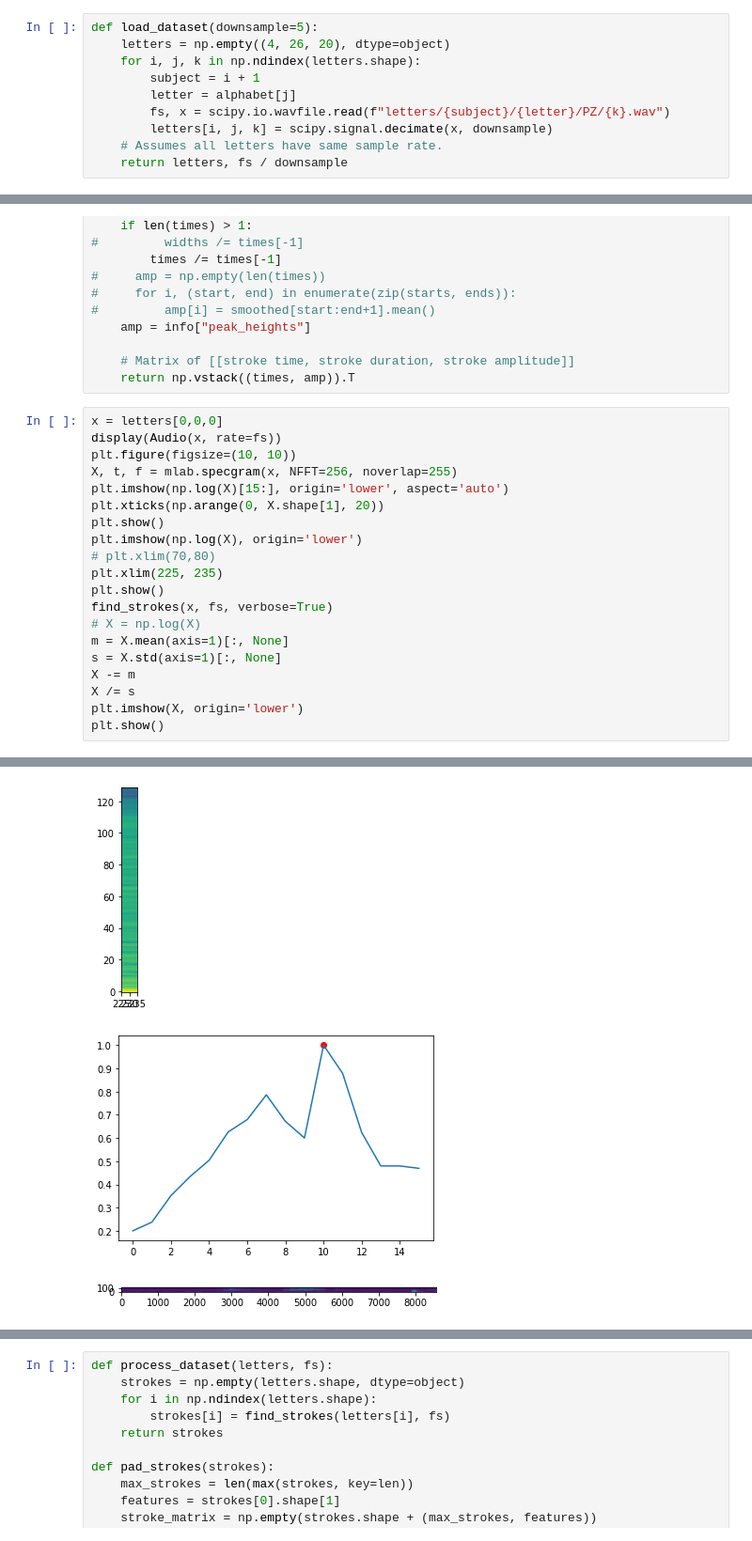
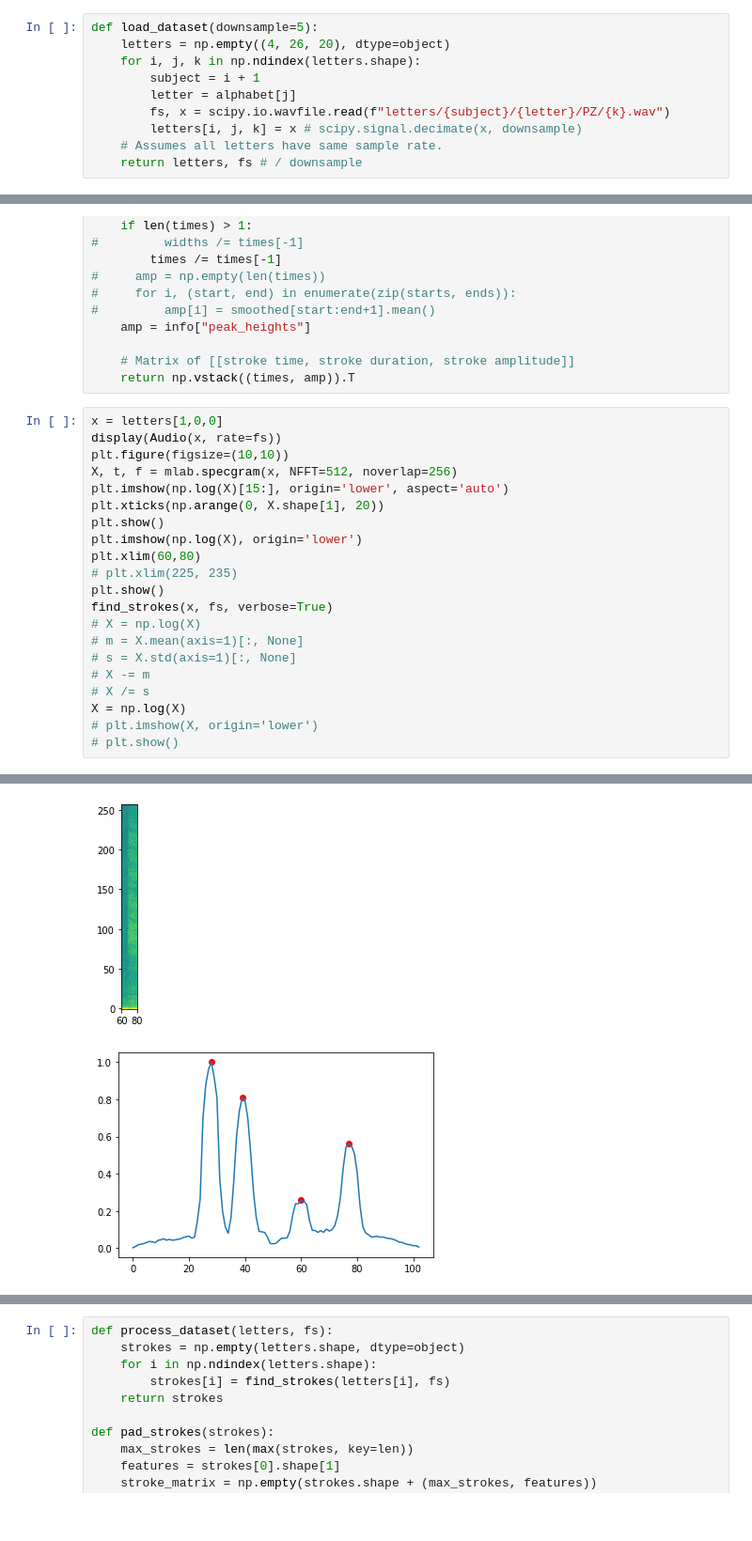
Before and after one commit to ijc8/acr, a Jupyter notebook: Strokes4.ipynb, the cells around one changed output, grey strips where cells are left out. Shown at 94% size. Saved outputs shown, nothing was run; the diff lists cells and outputs as text; blank space fills up the shorter version.

```diff
--- a/Strokes4.ipynb
+++ b/Strokes4.ipynb
@@ -19,9 +19,9 @@ def load_dataset(downsample=5):
         subject = i + 1
         letter = alphabet[j]
         fs, x = scipy.io.wavfile.read(f"letters/{subject}/{letter}/PZ/{k}.wav")
-        letters[i, j, k] = scipy.signal.decimate(x, downsample)
+        letters[i, j, k] = x # scipy.signal.decimate(x, downsample)
     # Assumes all letters have same sample rate.
-    return letters, fs / downsample
+    return letters, fs # / downsample
 # %%
 def filter_transients(x, n):
     return np.min(x[:len(x)//n*n].reshape((-1, n)), axis=1)
@@ -69,24 +69,25 @@ def find_strokes(x, fs, verbose=False):
     # Matrix of [[stroke time, stroke duration, stroke amplitude]]
     return np.vstack((times, amp)).T
 # %%
-x = letters[0,0,0]
+x = letters[1,0,0]
 display(Audio(x, rate=fs))
-plt.figure(figsize=(10, 10))
-X, t, f = mlab.specgram(x, NFFT=256, noverlap=255)
+plt.figure(figsize=(10,10))
+X, t, f = mlab.specgram(x, NFFT=512, noverlap=256)
 plt.imshow(np.log(X)[15:], origin='lower', aspect='auto')
 plt.xticks(np.arange(0, X.shape[1], 20))
 plt.show()
 plt.imshow(np.log(X), origin='lower')
-# plt.xlim(70,80)
-plt.xlim(225, 235)
+plt.xlim(60,80)
+# plt.xlim(225, 235)
 plt.show()
 find_strokes(x, fs, verbose=True)
 # X = np.log(X)
-m = X.mean(axis=1)[:, None]
-s = X.std(axis=1)[:, None]
-X -= m
-X /= s
-plt.imshow(X, origin='lower')
-plt.show()
+# m = X.mean(axis=1)[:, None]
+# s = X.std(axis=1)[:, None]
+# X -= m
+# X /= s
+X = np.log(X)
+# plt.imshow(X, origin='lower')
+# plt.show()
 # %% [output]
 [interactive output not drawn]
@@ -94,6 +95,5 @@ plt.show()
-[figure, old version]
+[figure, new version]
-[figure, old version]
+[figure, new version]
-[figure, removed]
 # %%
 from skimage.feature import match_template
 
```
Also changed, not shown: parts of 3 cells of this notebook, 3 other files.
